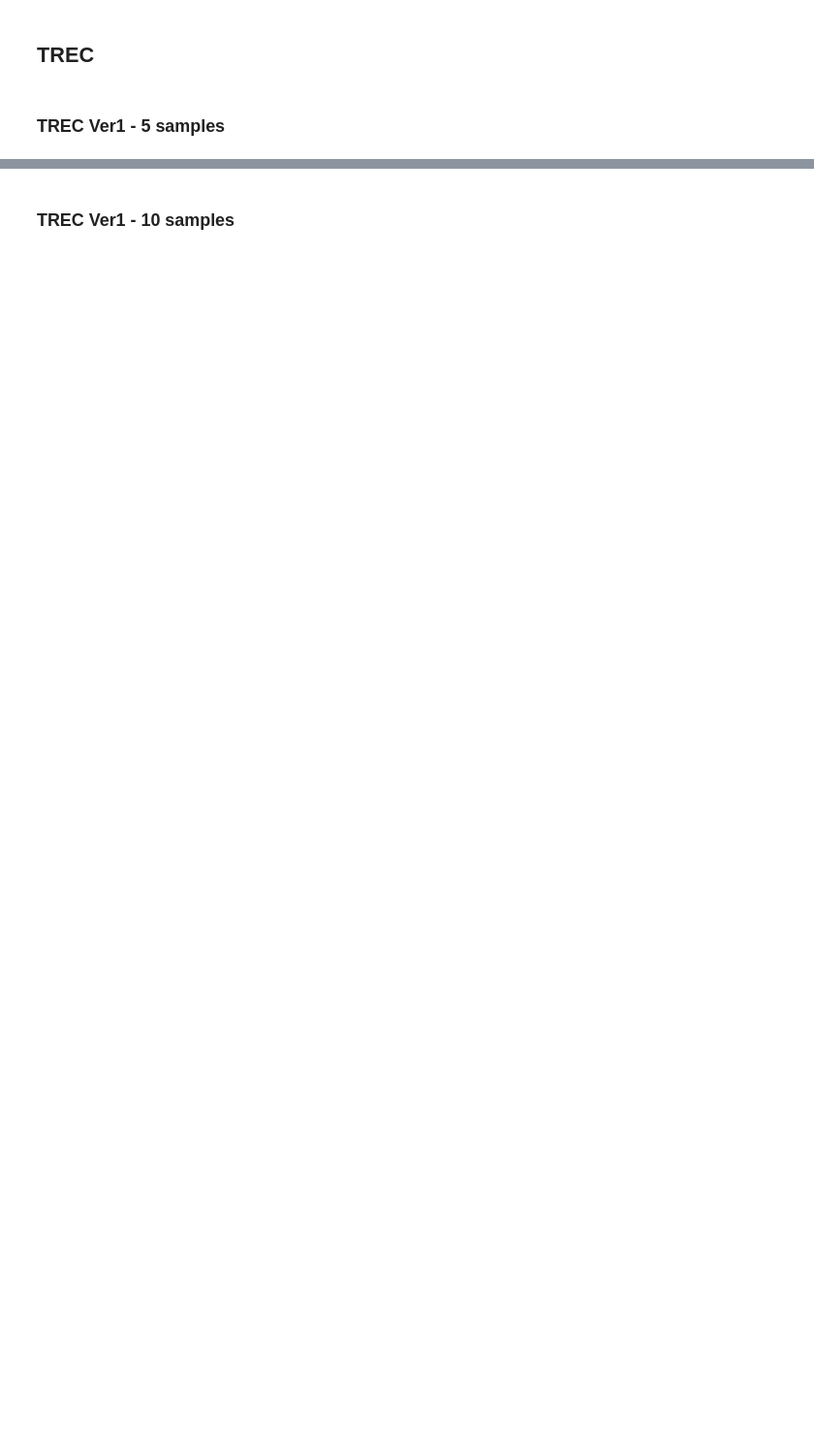
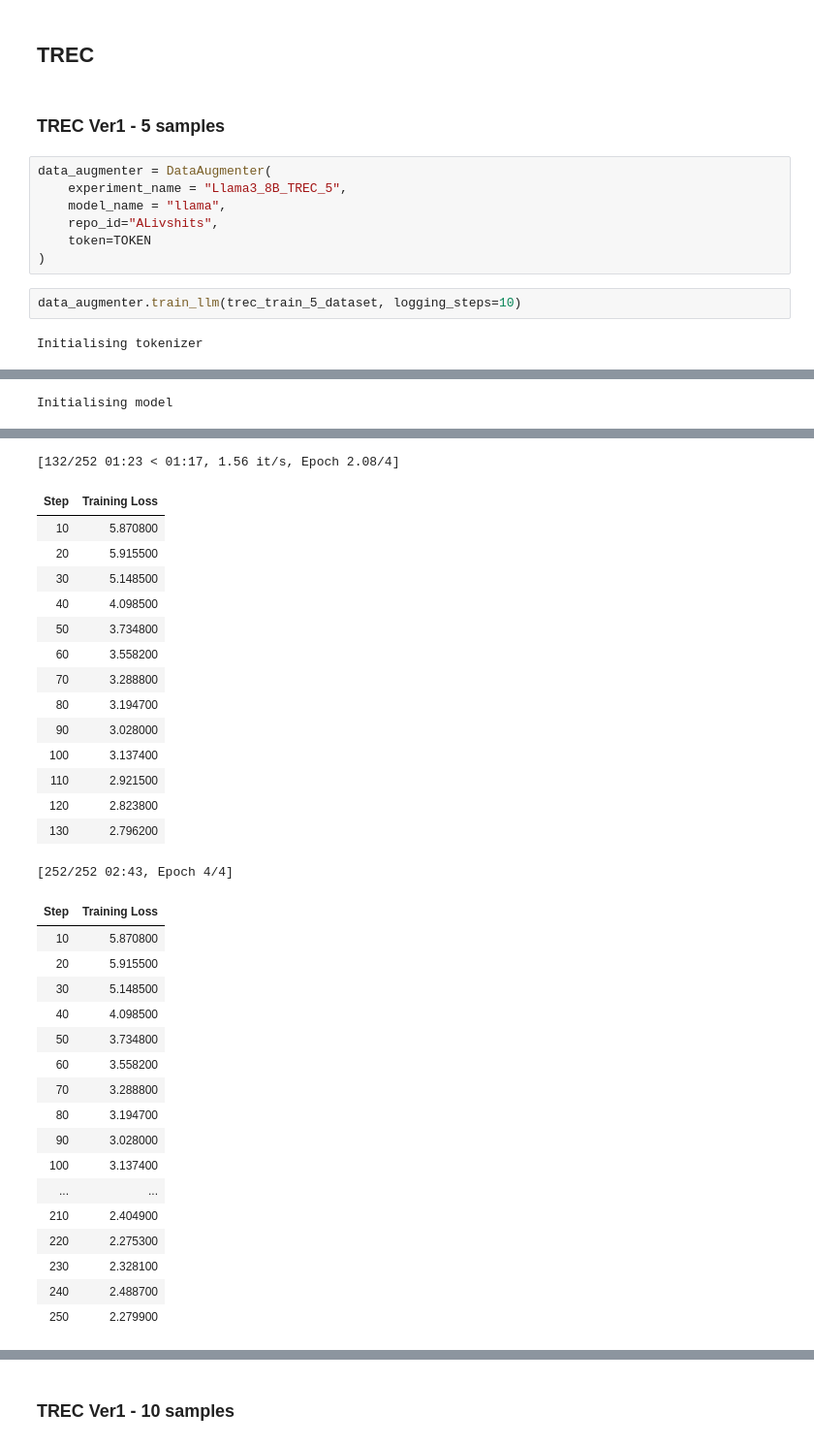
Before and after one commit to elephanti/NLPProject2024, a Jupyter notebook: LAMBADA Data Augmentation.ipynb, the cells around one changed output, grey strips where cells are left out. Shown at 97% size. Drawn from its saved outputs; the diff is of its cells as text; blank space fills up the shorter version.

```diff
--- a/LAMBADA Data Augmentation.ipynb
+++ b/LAMBADA Data Augmentation.ipynb
@@ -287,3 +582,14 @@ del data_augmenter
 ## TREC
 # %% [markdown]
 ### TREC Ver1 - 5 samples
+# %%
+data_augmenter = DataAugmenter(
+    experiment_name = "Llama3_8B_TREC_5",
+    model_name = "llama",
+    repo_id="ALivshits",
+    token=TOKEN
+)
+# %%
+data_augmenter.train_llm(trec_train_5_dataset, logging_steps=10)
+# %% [output]
+Initialising tokenizer
@@ -289,0 +597 @@ del data_augmenter
+Initialising model
@@ -289,0 +603,33 @@ del data_augmenter
+[132/252 01:23 < 01:17, 1.56 it/s, Epoch 2.08/4]
+| Step | Training Loss |
+| 10 | 5.870800 |
+| 20 | 5.915500 |
+| 30 | 5.148500 |
+| 40 | 4.098500 |
+| 50 | 3.734800 |
+| 60 | 3.558200 |
+| 70 | 3.288800 |
+| 80 | 3.194700 |
+| 90 | 3.028000 |
+| 100 | 3.137400 |
+| 110 | 2.921500 |
+| 120 | 2.823800 |
+| 130 | 2.796200 |
+[252/252 02:43, Epoch 4/4]
+| Step | Training Loss |
+| 10 | 5.870800 |
+| 20 | 5.915500 |
+| 30 | 5.148500 |
+| 40 | 4.098500 |
+| 50 | 3.734800 |
+| 60 | 3.558200 |
+| 70 | 3.288800 |
+| 80 | 3.194700 |
+| 90 | 3.028000 |
+| 100 | 3.137400 |
+| ... | ... |
+| 210 | 2.404900 |
+| 220 | 2.275300 |
+| 230 | 2.328100 |
+| 240 | 2.488700 |
+| 250 | 2.279900 |
```
Also changed, not shown: parts of 46 cells of this notebook.
